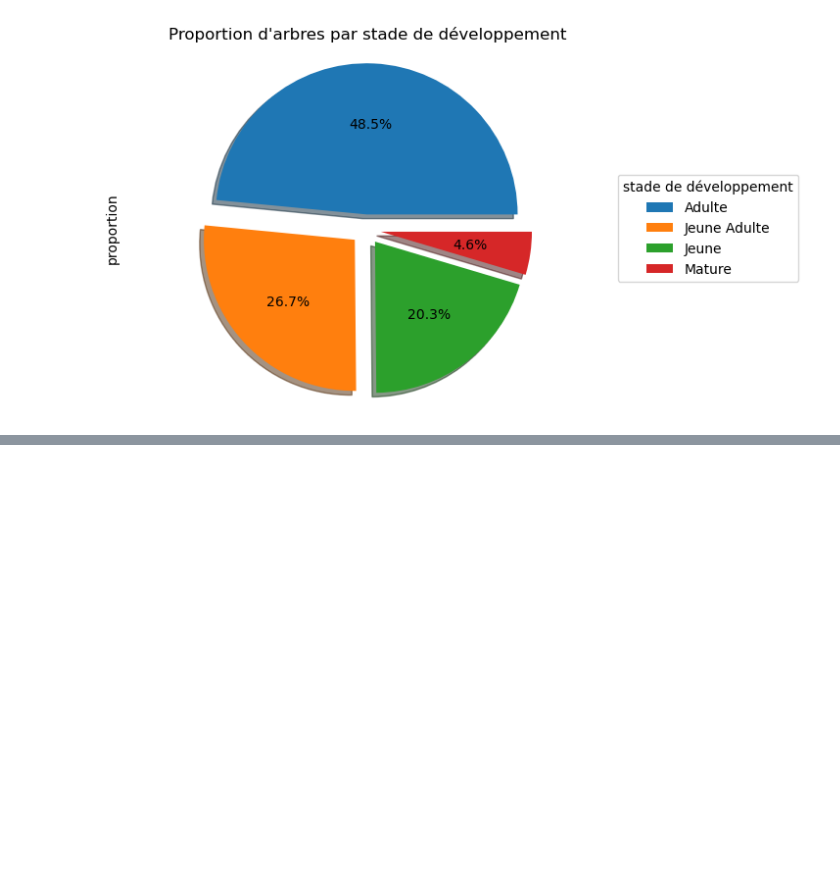
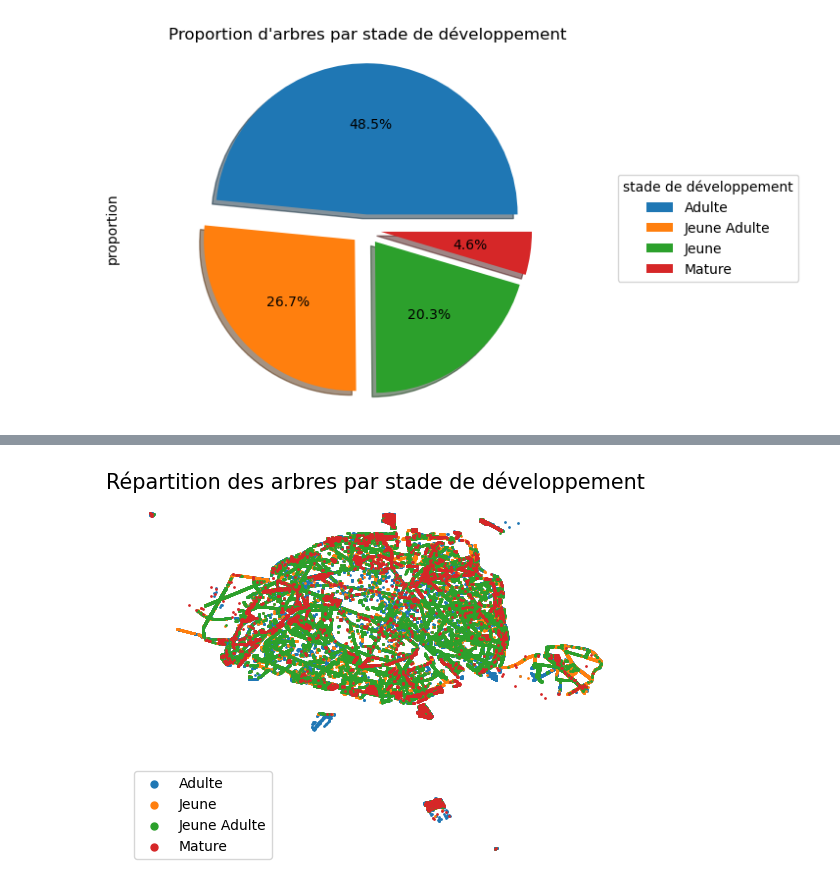
Before and after one commit to Aimen-prog/paris-trees, a Jupyter notebook: data4good.ipynb, the cells around one changed output, grey strips where cells are left out. Saved outputs shown, nothing was run; the diff lists cells and outputs as text; code cells hidden in the pictures; blank space fills up the shorter version.

```diff
--- a/data4good.ipynb
+++ b/data4good.ipynb
@@ -121,0 +113,15 @@ plot_species_locations(trees_df, top_k=5)
+# %%
+# Age des arbres
+
+def plot_ages(trees_df):
+    groups = trees_df.groupby('stade_developpement')
+    for name, group in groups:
+        plt.scatter(group.geo_point_2d_b, group.geo_point_2d_a, label=name, s=1)
+    plt.title(("Répartition des arbres par stade de développement"), fontsize=15)
+    plt.legend(loc = 'lower left', markerscale=5 )
+    plt.axis('off')
+    plt.show()
+
+plot_ages(trees_df)
+# %% [output]
+[figure, added]
```
Also changed, not shown: parts of 4 cells of this notebook.
